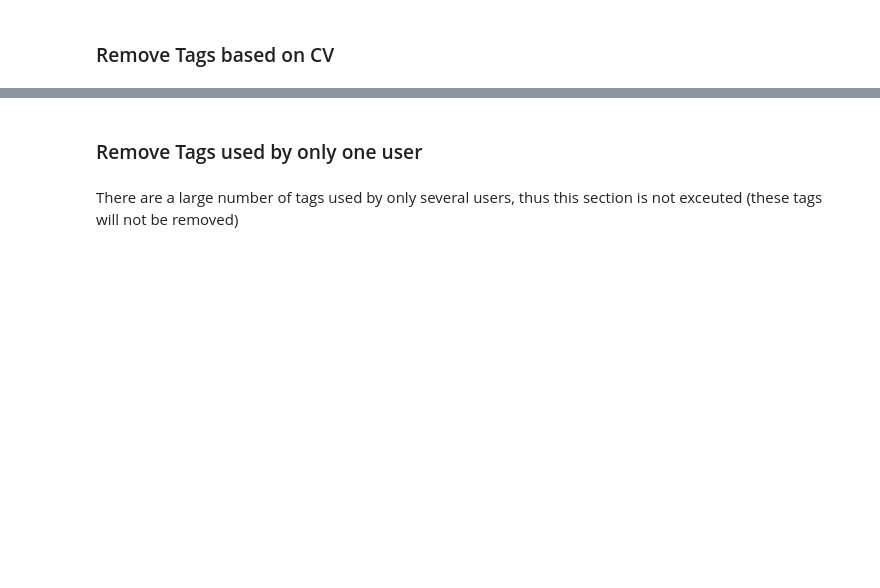
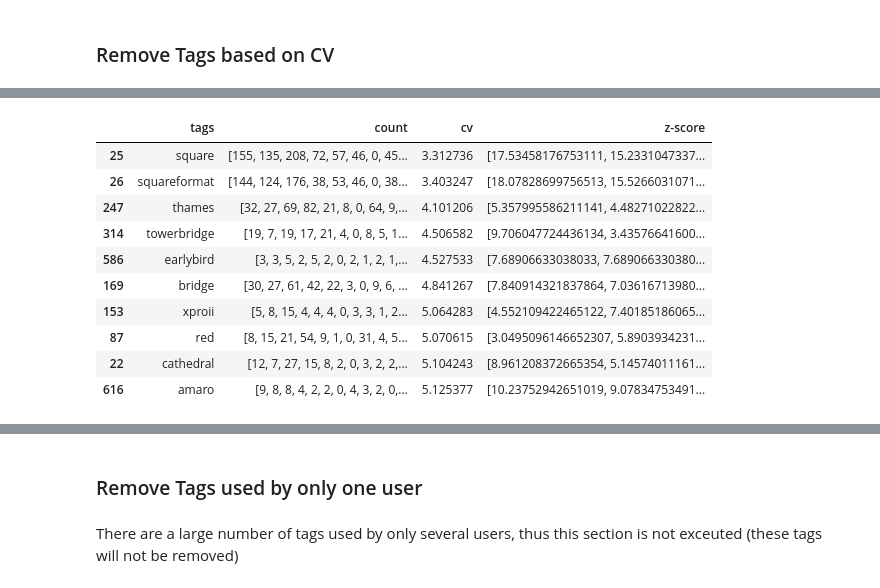
Before and after one commit to leyixu21/Semantic-Trajectory, a Jupyter notebook: clean_flickr_data.ipynb, the cells around one changed output, grey strips where cells are left out. Drawn from its saved outputs; the diff is of its cells as text; code cells hidden in the pictures; blank space fills up the shorter version.

```diff
--- a/clean_flickr_data.ipynb
+++ b/clean_flickr_data.ipynb
@@ -330,0 +463,14 @@ print(len(tags_remove))
+# %%
+tags_users_freq.sort_values('cv').head(10)
+# %% [output]
+|  | tags | count | cv | z-score |
+| 25 | square | [155, 135, 208, 72, 57, 46, 0, 45... | 3.312736 | [17.53458176753111, 15.2331047337... |
+| 26 | squareformat | [144, 124, 176, 38, 53, 46, 0, 38... | 3.403247 | [18.07828699756513, 15.5266031071... |
+| 247 | thames | [32, 27, 69, 82, 21, 8, 0, 64, 9,... | 4.101206 | [5.357995586211141, 4.48271022822... |
+| 314 | towerbridge | [19, 7, 19, 17, 21, 4, 0, 8, 5, 1... | 4.506582 | [9.706047724436134, 3.43576641600... |
+| 586 | earlybird | [3, 3, 5, 2, 5, 2, 0, 2, 1, 2, 1,... | 4.527533 | [7.68906633038033, 7.689066330380... |
+| 169 | bridge | [30, 27, 61, 42, 22, 3, 0, 9, 6, ... | 4.841267 | [7.840914321837864, 7.03616713980... |
+| 153 | xproii | [5, 8, 15, 4, 4, 4, 0, 3, 3, 1, 2... | 5.064283 | [4.552109422465122, 7.40185186065... |
+| 87 | red | [8, 15, 21, 54, 9, 1, 0, 31, 4, 5... | 5.070615 | [3.0495096146652307, 5.8903934231... |
+| 22 | cathedral | [12, 7, 27, 15, 8, 2, 0, 3, 2, 2,... | 5.104243 | [8.961208372665354, 5.14574011161... |
+| 616 | amaro | [9, 8, 8, 4, 2, 2, 0, 4, 3, 2, 0,... | 5.125377 | [10.23752942651019, 9.07834753491... |
```
Also changed, not shown: parts of 41 cells of this notebook.
